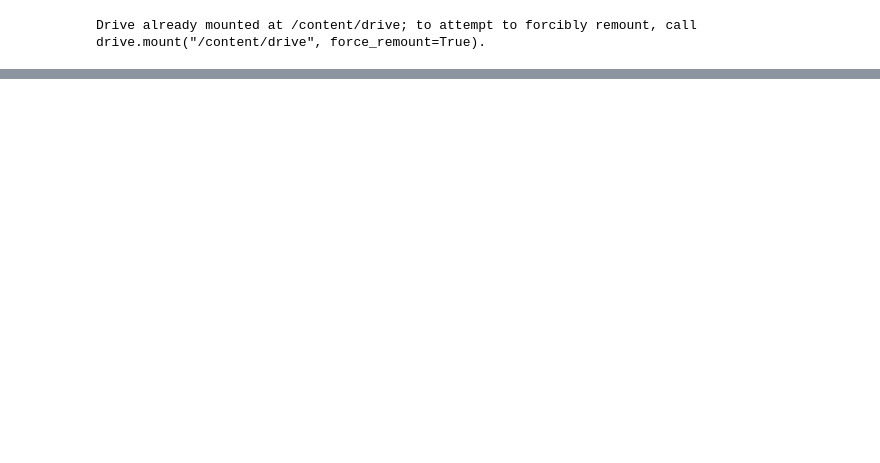
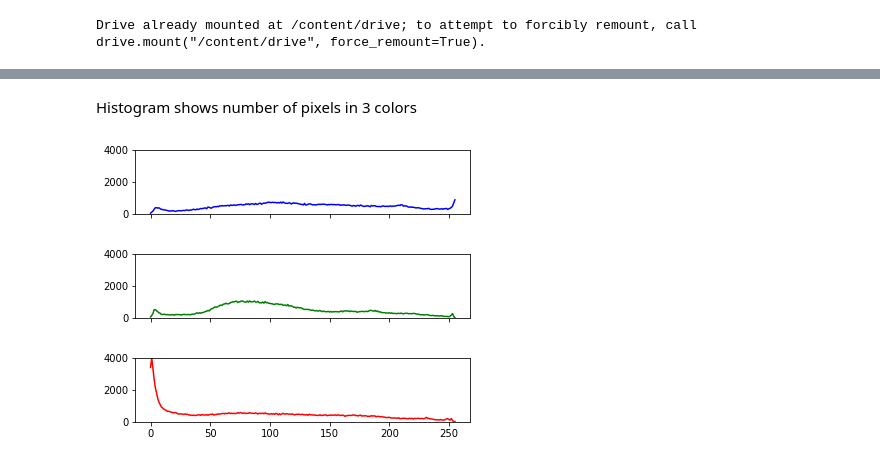
Before and after one commit to KrystynaKan/Computer_Vision_Practice, a Jupyter notebook: CV_experiments.ipynb, the cells around one changed output, grey strips where cells are left out. Cells and saved outputs as stored; diff of their text form; code cells hidden in the pictures; blank space fills up the shorter version.

```diff
--- a/CV_experiments.ipynb
+++ b/CV_experiments.ipynb
@@ -27,0 +76,21 @@ cv2.waitKey()
+# %% [markdown]
+Histogram shows number of pixels in 3 colors
+# %%
+def show_histogram(image):
+    ax1 = plt.subplot(311)
+    plt.xlim([0, 256])
+    plt.ylim([0, 4000])
+    for i, col in enumerate(['b', 'g', 'r']):
+        hist = cv2.calcHist([image], [i], None, [256], [0, 256])
+        ax1 = plt.subplot(3,1,i+1, sharey=ax1)
+        plt.plot(hist, color = col)
+        #
+        if i<2:
+            plt.setp(ax1.get_xticklabels(), visible=False)
+            plt.show()
+
+show_histogram(img)
+# %% [output]
+[figure, added]
+[figure, added]
+[figure, added]
```
Also changed, not shown: parts of 17 cells of this notebook.
